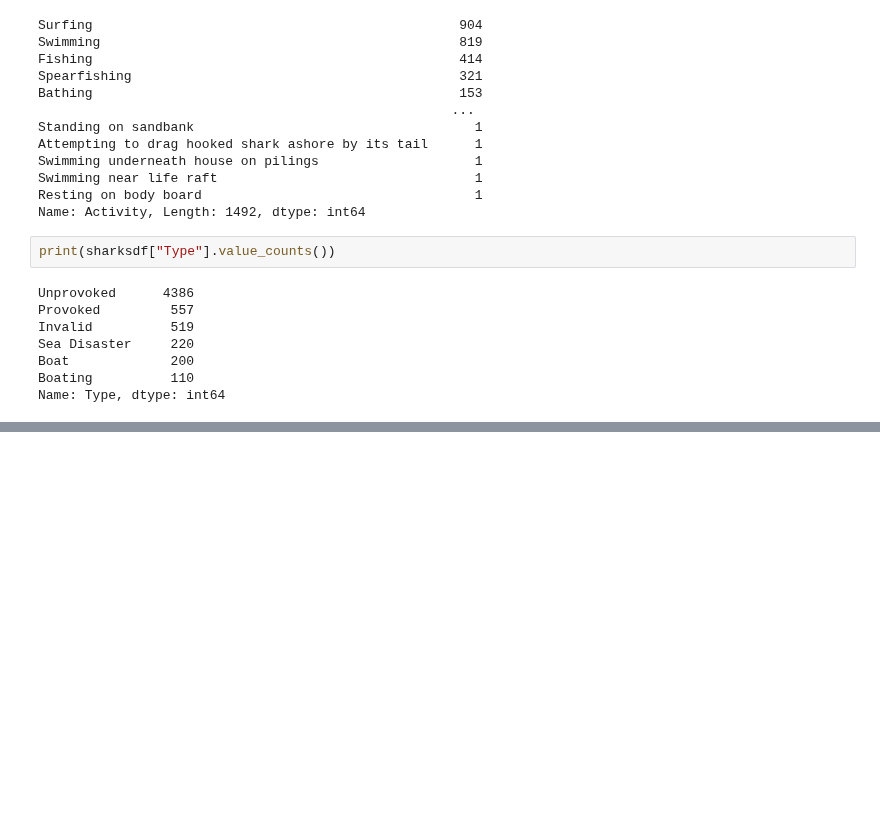
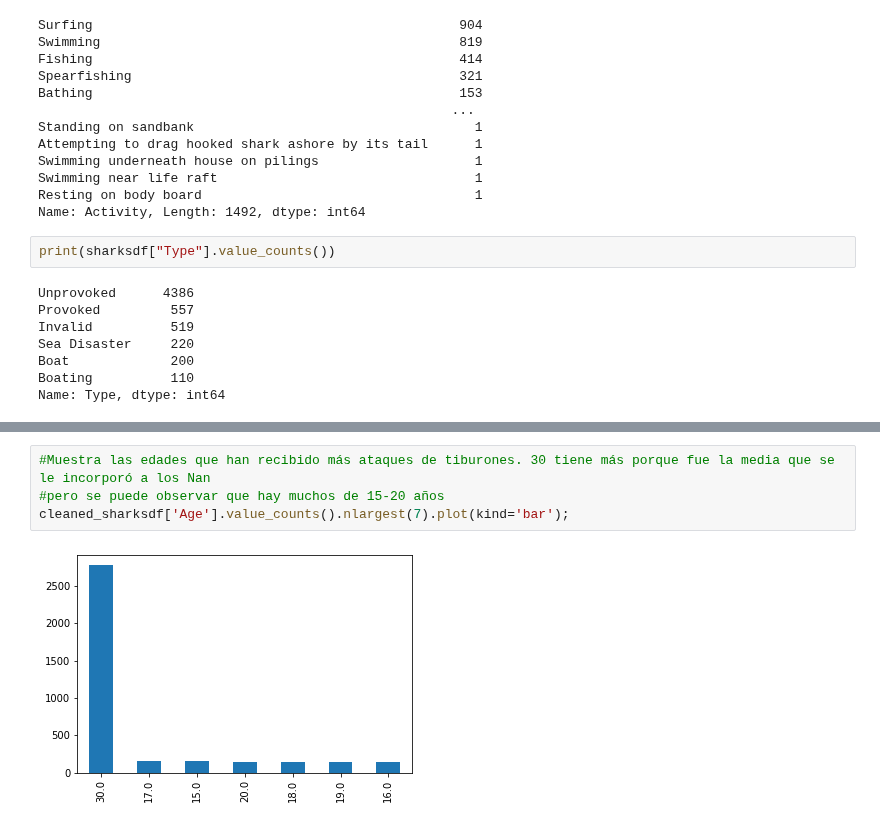
Before and after one commit to ironhack-datalabs/datamad0819, a Jupyter notebook: module-1/pandas-project/your-code/main.ipynb, the cells around one changed output, grey strips where cells are left out. Drawn from its saved outputs; the diff is of its cells as text; blank space fills up the shorter version.

```diff
--- a/module-1/pandas-project/your-code/main.ipynb
+++ b/module-1/pandas-project/your-code/main.ipynb
@@ -145,0 +154,6 @@ plt.show()
+# %%
+#Muestra las edades que han recibido más ataques de tiburones. 30 tiene más porque fue la media que se le incorporó a los Nan
+#pero se puede observar que hay muchos de 15-20 años
+cleaned_sharksdf['Age'].value_counts().nlargest(7).plot(kind='bar');
+# %% [output]
+[figure, added]
```
Also changed, not shown: parts of 14 cells of this notebook, 10 other files.
